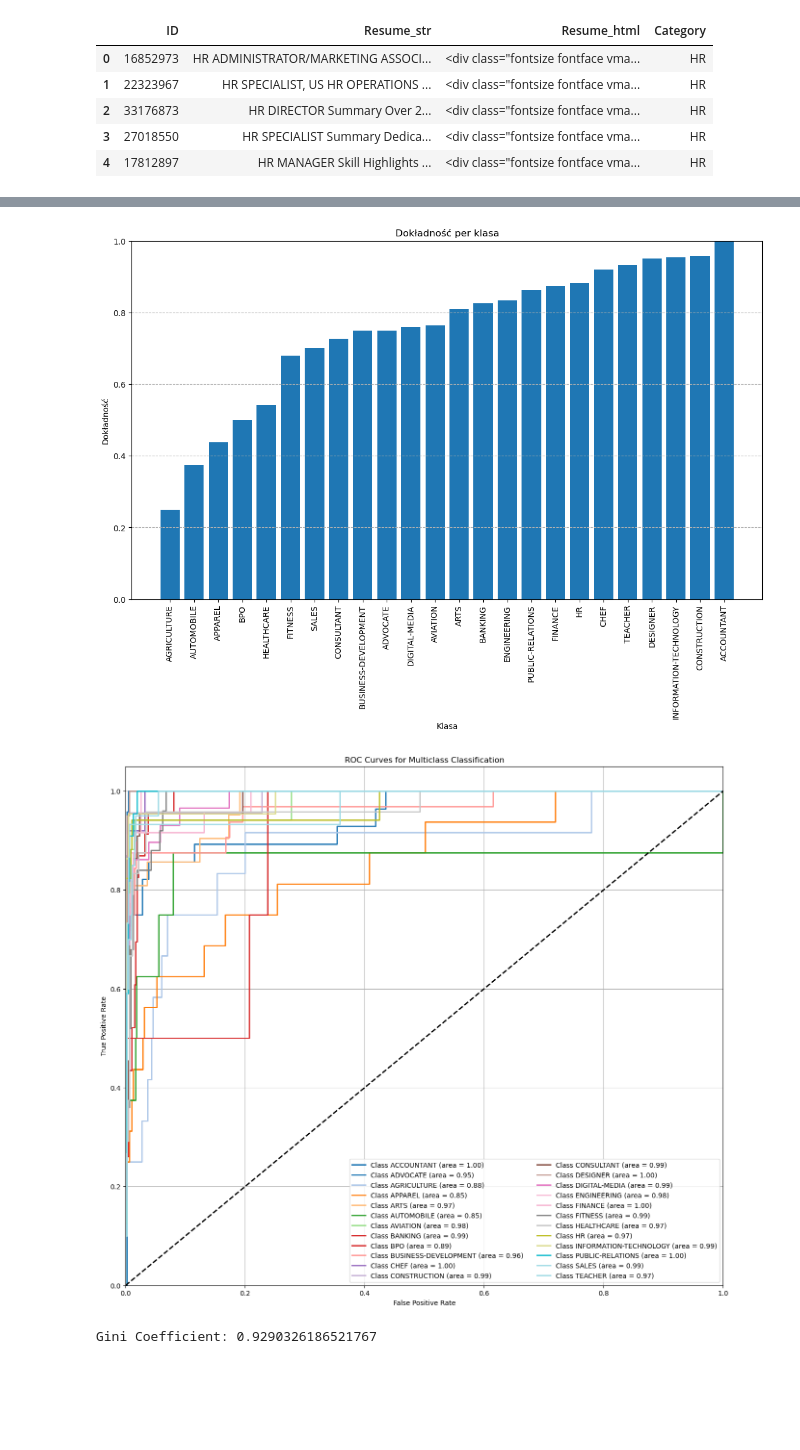
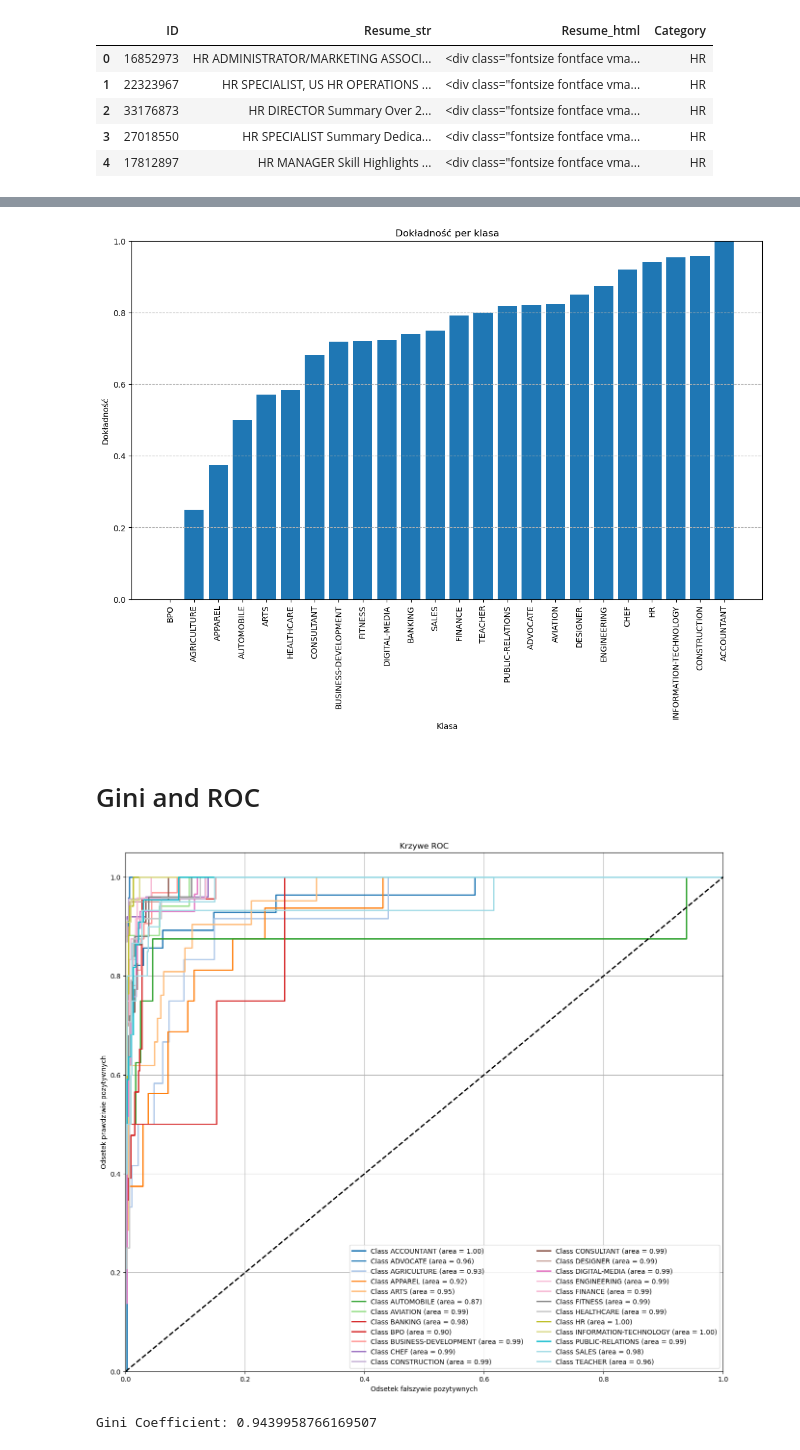
Before and after one commit to wojtek2288/resume-analysis, a Jupyter notebook: model/resume_classification.ipynb, the cells around one changed output, grey strips where cells are left out. Drawn from its saved outputs; the diff is of its cells as text; code cells hidden in the pictures; blank space fills up the shorter version.

Commit message:
Use xgboost instead of gradient boosting classifier

```diff
--- a/model/resume_classification.ipynb
+++ b/model/resume_classification.ipynb
@@ -16,5 +39,5 @@ True
 # %%
-resumes = pd.read_csv('../data/resumes/Resume/Resume.csv')
+resumes = pd.read_csv('../data/resumes.csv')
 resumes.head()
 # %% [output]
 |  | ID | Resume_str | Resume_html | Category |
@@ -26,14 +51,7 @@ resumes.head()
 # %%
-from nltk.stem import WordNetLemmatizer
-import re
-
-SEED = 1
-
-nltk.download('stopwords')
-nltk.download('wordnet')
-
 stop_words = set(stopwords.words('english'))
 lemmatizer = WordNetLemmatizer()
+label_encoder = LabelEncoder()
 
 def clean_text(text):
     text = re.sub(r'[^a-zA-Z\s]', '', text)
@@ -44,7 +62,7 @@ def clean_text(text):
 resumes['Resume_str'] = resumes['Resume_str'].apply(clean_text)
 
 X = resumes['Resume_str']
-y = resumes['Category']
+y = label_encoder.fit_transform(resumes['Category'])
 
 X_train, X_test, y_train, y_test = train_test_split(X, y, test_size=0.2, random_state=SEED)
 
@@ -61,3 +71,0 @@ X_test = vectorizer.transform(X_test)
-# %%
-xgb_classifier = GradientBoostingClassifier(n_estimators=100, random_state=SEED, verbose=2)
-xgb_classifier.fit(X_train, y_train)
@@ -109,0 +139,8 @@ for y_train_pred, y_test_pred in zip(xgb_classifier.staged_predict_proba(X_train
+# %%
+y_pred_probs = xgb_classifier.predict(xgb.DMatrix(X_test))
+y_pred = np.argmax(y_pred_probs, axis=1)
+
+accuracy = accuracy_score(y_test, y_pred)
+print(f'Accuracy: {accuracy:.4f}')
+print('Classification Report:')
+print(classification_report(y_test, y_pred))
@@ -177,7 +210,7 @@ plt.show()
 # %%
 class_accuracies = np.diag(conf_matrix) / np.sum(conf_matrix, axis=1)
 
-classes = le.classes_
+classes = label_encoder.classes_
 
 sorted_indices = np.argsort(class_accuracies)
 sorted_accuracies = class_accuracies[sorted_indices]
@@ -193,44 +226,40 @@ plt.ylim([0, 1])
 plt.grid(axis='y', linestyle='--')
 plt.show()
 # %% [output]
-[figure, old version]
+[figure, new version]
+# %% [markdown]
+# Gini and ROC
 # %%
-import matplotlib.pyplot as plt
-from sklearn.metrics import roc_auc_score, roc_curve, auc
-import matplotlib.cm as cm
-
-n_classes = len(le.classes_)
+n_classes = len(label_encoder.classes_)
 colors = cm.get_cmap('tab20', n_classes)
-
-y_pred_probs = xgb_classifier.predict_proba(X_test)
 
 fpr = {}
 tpr = {}
 roc_auc = {}
 
 for i in range(n_classes):
-    fpr[i], tpr[i], _ = roc_curve(encoded_y_test == i, y_pred_probs[:, i])
+    fpr[i], tpr[i], _ = roc_curve(y_test == i, y_pred_probs[:, i])
     roc_auc[i] = auc(fpr[i], tpr[i])
 
 plt.figure(figsize=(16, 14))
 for i in range(n_classes):
-    plt.plot(fpr[i], tpr[i], color=colors(i), lw=2, label=f'Class {le.classes_[i]} (area = {roc_auc[i]:.2f})')
+    plt.plot(fpr[i], tpr[i], color=colors(i), lw=2, label=f'Class {label_encoder.classes_[i]} (area = {roc_auc[i]:.2f})')
 
 plt.plot([0, 1], [0, 1], 'k--', lw=2)
 plt.xlim([0.0, 1.0])
 plt.ylim([0.0, 1.05])
 plt.xlabel('Odsetek fałszywie pozytywnych')
 plt.ylabel('Odsetek prawdziwie pozytywnych')
 plt.title('Krzywe ROC')
 
 plt.legend(loc="lower right", bbox_to_anchor=(1, 0), ncol=2)
 
 plt.grid(True)
 plt.show()
 
-roc_auc = roc_auc_score(encoded_y_test, y_pred_probs, multi_class='ovr')
+roc_auc = roc_auc_score(y_test, y_pred_probs, multi_class='ovr')
 gini = 2 * roc_auc - 1
 print(f'Gini Coefficient: {gini}')
 # %% [output]
-[figure, old version]
+[figure, new version]
-Gini Coefficient: 0.9290326186521767
+Gini Coefficient: 0.9439958766169507
```
Also changed, not shown: parts of 20 cells of this notebook.
